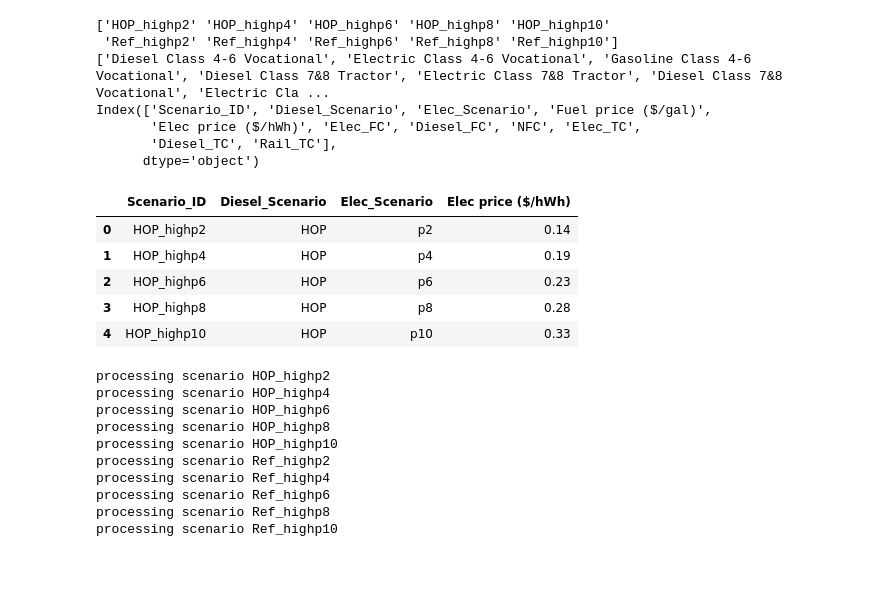
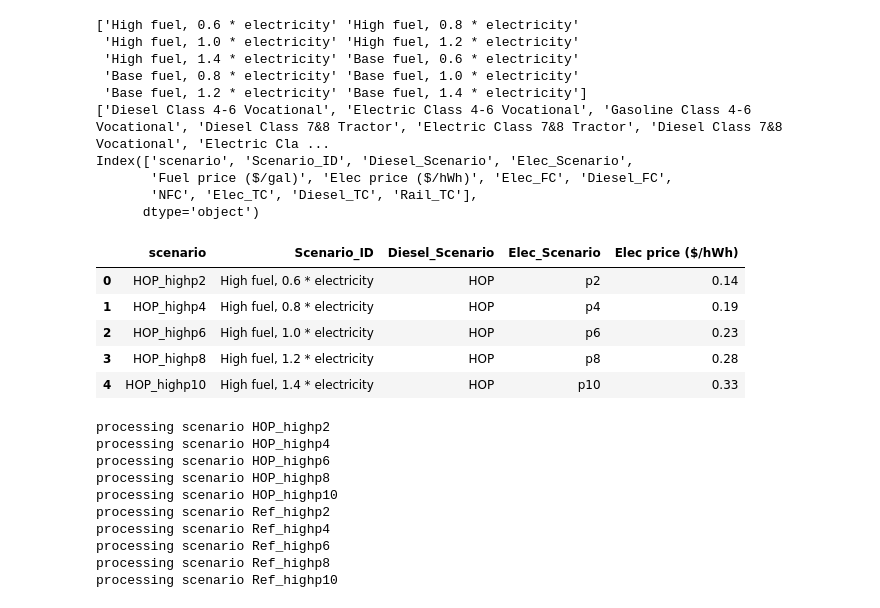
Before and after one commit to LBNL-UCB-STI/SynthFirm, a Jupyter notebook: scenario_analysis/fleet_generation/visualize_veh_tech_SA.ipynb, the cells around one changed output. Saved outputs shown, nothing was run; the diff lists cells and outputs as text; code cells hidden in the pictures; blank space fills up the shorter version.

```diff
--- a/scenario_analysis/fleet_generation/visualize_veh_tech_SA.ipynb
+++ b/scenario_analysis/fleet_generation/visualize_veh_tech_SA.ipynb
@@ -14,32 +14,35 @@ os.chdir('/Users/xiaodanxu/Documents/SynthFirm.nosync/')
 # %%
 analysis_year = 2050
 scenario_definition = read_csv('Parameter/opcost_sensitivity_analysis.csv', encoding='utf-8')
 list_of_sc = scenario_definition['Scenario_ID'].unique()
 # scenario_definition.head(5)
 print(list_of_sc)
 
 vehicle_type_by_state = read_csv('inputs/fleet/fleet_composition_by_state.csv')
 list_of_veh_tech = vehicle_type_by_state['vehicle category'].unique().tolist()
 print(list_of_veh_tech)
 print(scenario_definition.columns)
 scenario_definition_short = \
-scenario_definition[['Scenario_ID', 'Diesel_Scenario', 'Elec_Scenario', 'Elec price ($/hWh)']]
+scenario_definition[['scenario', 'Scenario_ID', 'Diesel_Scenario', 'Elec_Scenario', 'Elec price ($/hWh)']]
 
 scenario_definition_short.head(5)
 # %% [output]
-['HOP_highp2' 'HOP_highp4' 'HOP_highp6' 'HOP_highp8' 'HOP_highp10'
- 'Ref_highp2' 'Ref_highp4' 'Ref_highp6' 'Ref_highp8' 'Ref_highp10']
+['High fuel, 0.6 * electricity' 'High fuel, 0.8 * electricity'
+ 'High fuel, 1.0 * electricity' 'High fuel, 1.2 * electricity'
+ 'High fuel, 1.4 * electricity' 'Base fuel, 0.6 * electricity'
+ 'Base fuel, 0.8 * electricity' 'Base fuel, 1.0 * electricity'
+ 'Base fuel, 1.2 * electricity' 'Base fuel, 1.4 * electricity']
 ['Diesel Class 4-6 Vocational', 'Electric Class 4-6 Vocational', 'Gasoline Class 4-6 Vocational', 'Diesel Class 7&8 Tractor', 'Electric Class 7&8 Tractor', 'Diesel Class 7&8 Vocational', 'Electric Cla ...
-Index(['Scenario_ID', 'Diesel_Scenario', 'Elec_Scenario', 'Fuel price ($/gal)',
-       'Elec price ($/hWh)', 'Elec_FC', 'Diesel_FC', 'NFC', 'Elec_TC',
-       'Diesel_TC', 'Rail_TC'],
+Index(['scenario', 'Scenario_ID', 'Diesel_Scenario', 'Elec_Scenario',
+       'Fuel price ($/gal)', 'Elec price ($/hWh)', 'Elec_FC', 'Diesel_FC',
+       'NFC', 'Elec_TC', 'Diesel_TC', 'Rail_TC'],
       dtype='object')
-|  | Scenario_ID | Diesel_Scenario | Elec_Scenario | Elec price ($/hWh) |
-| 0 | HOP_highp2 | HOP | p2 | 0.14 |
-| 1 | HOP_highp4 | HOP | p4 | 0.19 |
-| 2 | HOP_highp6 | HOP | p6 | 0.23 |
-| 3 | HOP_highp8 | HOP | p8 | 0.28 |
-| 4 | HOP_highp10 | HOP | p10 | 0.33 |
+|  | scenario | Scenario_ID | Diesel_Scenario | Elec_Scenario | Elec price ($/hWh) |
+| 0 | HOP_highp2 | High fuel, 0.6 * electricity | HOP | p2 | 0.14 |
+| 1 | HOP_highp4 | High fuel, 0.8 * electricity | HOP | p4 | 0.19 |
+| 2 | HOP_highp6 | High fuel, 1.0 * electricity | HOP | p6 | 0.23 |
+| 3 | HOP_highp8 | High fuel, 1.2 * electricity | HOP | p8 | 0.28 |
+| 4 | HOP_highp10 | High fuel, 1.4 * electricity | HOP | p10 | 0.33 |
 # %%
 def get_veh_count(data):
     out_fleet = {}
```
Also changed, not shown: parts of 7 cells of this notebook, 6 other files.
